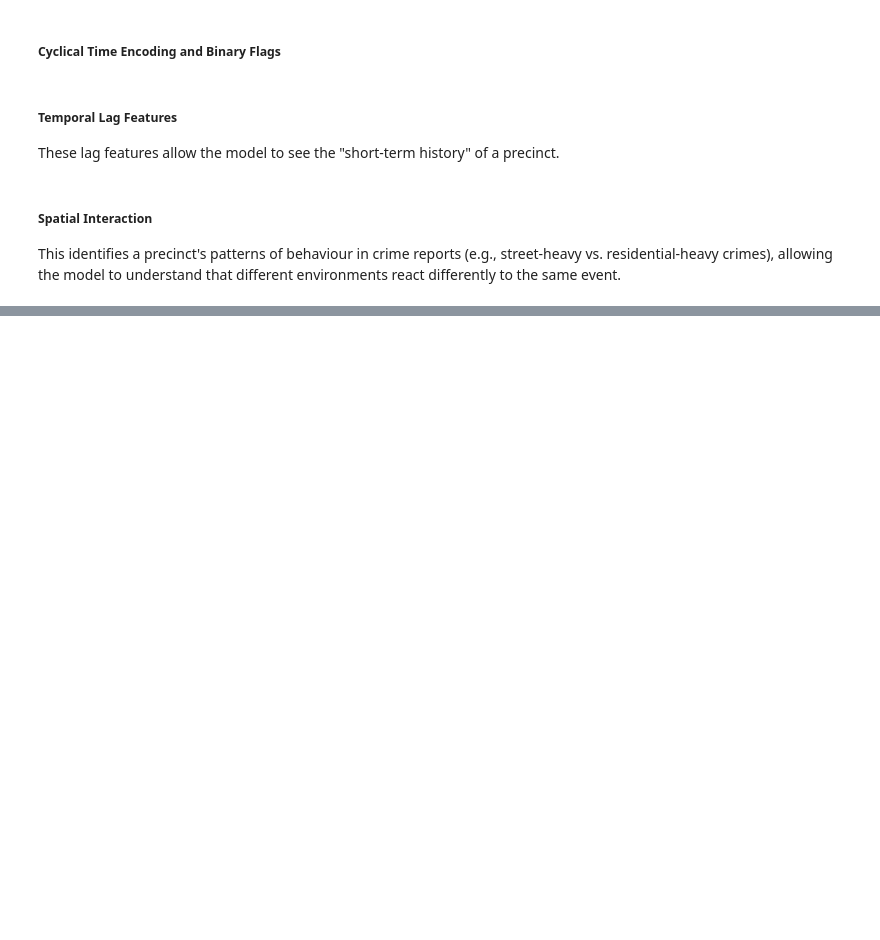
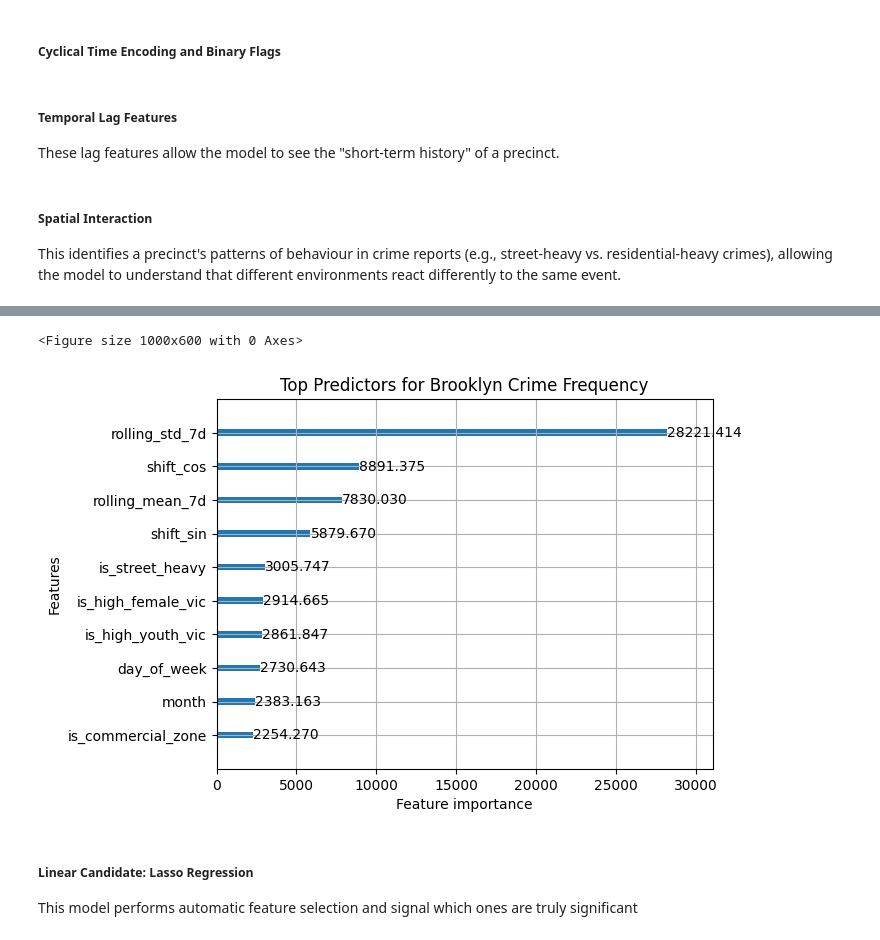
Before and after one commit to Nicole7443/mse-433-individual-project, a Jupyter notebook: ML.ipynb, the cells around one changed output, grey strips where cells are left out. Cells and saved outputs as stored; diff of their text form; code cells hidden in the pictures; blank space fills up the shorter version.

```diff
--- a/ML.ipynb
+++ b/ML.ipynb
@@ -142,0 +219,36 @@ ml_data = ml_data.merge(
+# %%
+import lightgbm as lgb
+from sklearn.metrics import mean_absolute_error, mean_squared_error
+
+#Initialize LightGBM
+lgbm_model = lgb.LGBMRegressor(
+    objective='poisson',
+    n_estimators=1000,
+    learning_rate=0.05,
+    importance_type='gain',
+    min_child_samples=5,
+    bagging_fraction=0.8, #Use 80% of data for each iteration to reduce overfitting
+    random_state=42
+)
+
+lgbm_cv_mae = -cross_val_score(lgbm_model, X_train, y_train, cv=tscv, scoring='neg_mean_absolute_error').mean()
+
+#Fit the model
+lgbm_model.fit(
+    X_train,
+    y_train,
+    eval_set=[(X_test, y_test)],
+    eval_metric='mae',
+    callbacks=[lgb.early_stopping(stopping_rounds=50)] #Stopping if no improvement in MAE for 50 rounds
+)
+
+#Make predictions
+y_pred_lgbm = lgbm_model.predict(X_test)
+
+#Evaluate performance
+lgbm_mae = mean_absolute_error(y_test, y_pred_lgbm)
+lgbm_rmse = np.sqrt(mean_squared_error(y_test, y_pred_lgbm))
+
+print(f"LightGBM MAE: {lgbm_mae:.4f}")
+print(f"LightGBM RMSE: {lgbm_rmse:.4f}")
+print(f"LightGBM Average CV MAE: {lgbm_cv_mae:.4f}")
@@ -142,0 +273,14 @@ ml_data = ml_data.merge(
+# %%
+import matplotlib.pyplot as plt
+
+#LightGBM feature importance visual
+plt.figure(figsize=(10, 6))
+lgb.plot_importance(lgbm_model, max_num_features=10, importance_type='gain')
+plt.title("Top Predictors for Brooklyn Crime Frequency")
+plt.show()
+# %% [output]
+<Figure size 1000x600 with 0 Axes>
+[figure, added]
+# %% [markdown]
+##### Linear Candidate: Lasso Regression
+This model performs automatic feature selection and signal which ones are truly significant
```
Also changed, not shown: parts of 28 cells of this notebook, 2 other files.
